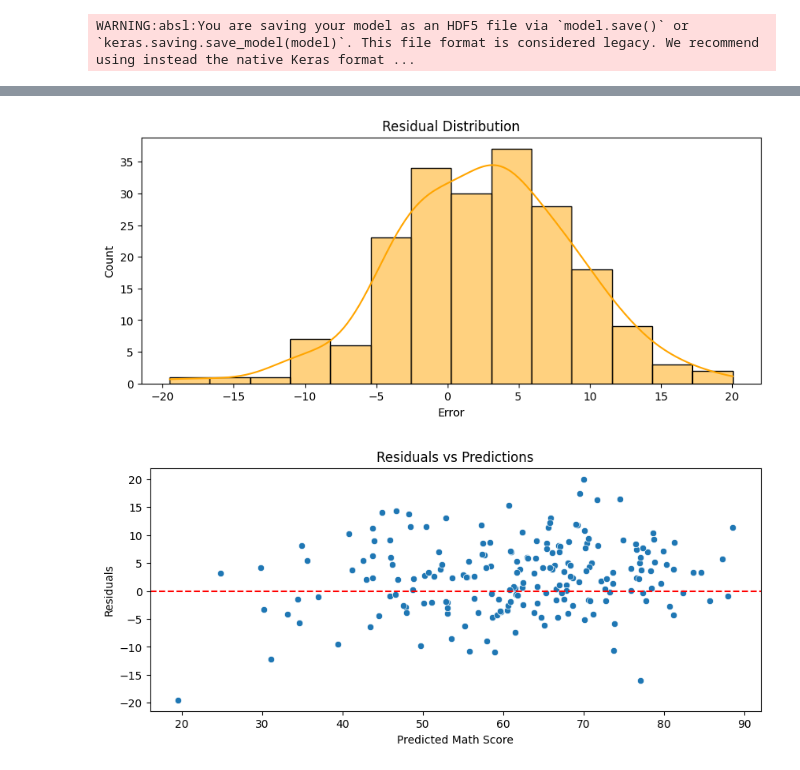
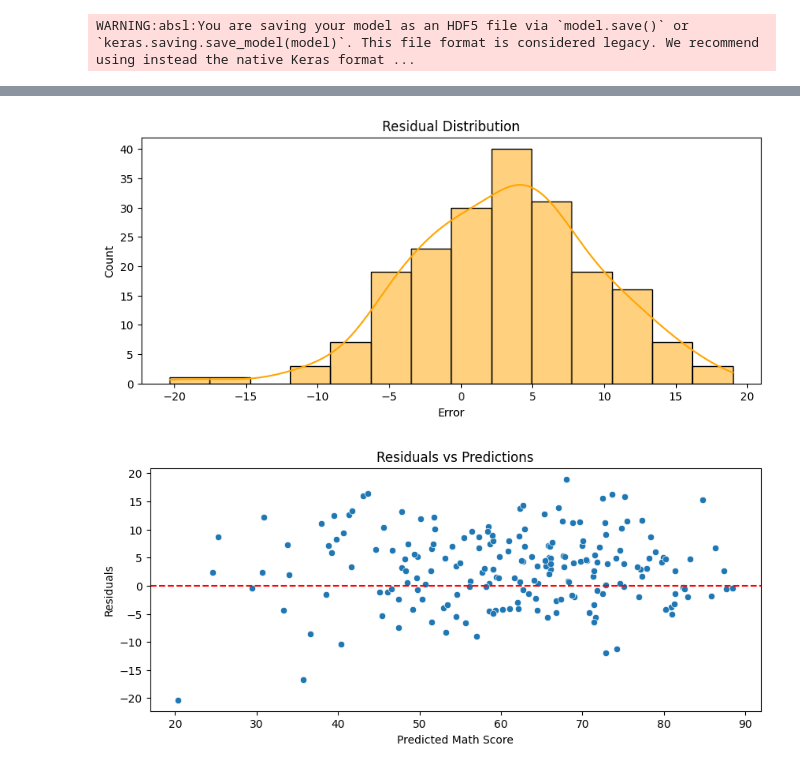
Before and after one commit to s178998/student-math-score-prediction-tf, a Jupyter notebook: Math_score_prediction_model.ipynb, the cells around one changed output, grey strips where cells are left out. Drawn from its saved outputs; the diff is of its cells as text; code cells hidden in the pictures.

Commit message:
Using 40 and 20 as my weights  to train the model

```diff
--- a/Math_score_prediction_model.ipynb
+++ b/Math_score_prediction_model.ipynb
@@ -12,12 +12,12 @@ import matplotlib.pyplot as plt
 import pandas as pd
 import seaborn as sns
 import joblib
-from sklearn.model_selection import train_test_split
+from sklearn.model_selection import train_test_split, GridSearchCV
 from tensorflow.keras.callbacks import EarlyStopping
 from sklearn.metrics import r2_score, mean_squared_error, mean_absolute_error, mean_squared_log_error, mean_poisson_deviance, mean_absolute_percentage_error, mean_pinball_loss
 from sklearn.preprocessing import OneHotEncoder, StandardScaler
 from sklearn.compose import ColumnTransformer
-
+from sklearn.linear_model import Ridge, Lasso
 # Reproducibility
 np.random.seed(0)
 tf.random.set_seed(0)
@@ -49,18 +49,22 @@ preprocessed = ColumnTransformer([
 
 x_processed = preprocessed.fit_transform(x)
 
-x_train, x_test, y_train, y_test = train_test_split(x_processed, y, test_size=0.2, random_state=42)
+x_train, x_test, y_train, y_test = train_test_split(x, y, test_size=0.2, random_state=42)
+
+# Scale the x train and x test
+x_train_processed = preprocessed.fit_transform(x_train)
+x_test_processed = preprocessed.transform(x_test)
 
 # Updated model with Dropout & BatchNorm
 model = tf.keras.Sequential([
-    tf.keras.layers.Input(shape=(x_train.shape[1],)),
+    tf.keras.layers.Input(shape=(x_train_processed.shape[1],)),
 
-    tf.keras.layers.Dense(82),
+    tf.keras.layers.Dense(40),
     tf.keras.layers.BatchNormalization(),
     tf.keras.layers.Activation('relu'),
     tf.keras.layers.Dropout(0.3),  # Dropout layer added
 
-    tf.keras.layers.Dense(35),
+    tf.keras.layers.Dense(20),
     tf.keras.layers.BatchNormalization(),
     tf.keras.layers.Activation('relu'),
     tf.keras.layers.Dropout(0.2),
@@ -68,17 +72,36 @@ model = tf.keras.Sequential([
     tf.keras.layers.Dense(1)
 ])
 
+ridge_model = Ridge(alpha=0.1)
+ridge_model.fit(x_train_processed, y_train)
+
+y_pred_ridge = ridge_model.predict(x_test_processed)
+
+lasso_model = Lasso(alpha=0.1)
+lasso_model.fit(x_train_processed, y_train)
+
+y_pred_lasso = lasso_model.predict(x_test_processed)
+
+
+# fine tuning with a regularization model GridsearchCV
+ridge = Ridge()
+
+params = {'alpha': [0.2, 0.25, 0.5, 0.3]}
+grid = GridSearchCV(ridge, params, scoring='neg_mean_squared_error')
+grid.fit(x_train_processed, y_train)
+y_pred_grid = model.predict(x_test_processed)
+
+# Early stopping for helping prevent overtraining and it stops early if the patience number is matched
+early_stopper = EarlyStopping(patience=15, restore_best_weights=True)
 model.compile(optimizer='adam', loss='mean_absolute_error')
 
-early_stopper = EarlyStopping(patience=10, restore_best_weights=True)
-
-history = model.fit(x_train, y_train, epochs=100, batch_size=32, verbose=2, callbacks=[early_stopper])
+history = model.fit(x_train_processed, y_train, epochs=100, batch_size=32, verbose=2, callbacks=[early_stopper])
 
 model.save("my_math_model.h5")
 
 
 # Predictions
-y_pred = model.predict(x_test).flatten()
+y_pred = model.predict(x_test_processed).flatten()
 
 # Metrics
 mse = mean_squared_error(y_test, y_pred)
@@ -89,10 +112,30 @@ mape = mean_absolute_percentage_error(y_test, y_pred)
 mpl = mean_pinball_loss(y_test, y_pred)
 r2 = r2_score(y_test, y_pred)
 
+#Displaying the results for the  tuning model
+print(f"Grid search Best alpha: {grid.best_params_}")
+print(f"Grid search Scorer: {grid.scorer_}")
+print(f'Grid search Best score: {grid.best_score_:.2f}')
+
+#Displaying the results for the Ridge tuning model
+print(f"Ridge best alpha: {ridge_model.alpha}")
+
+print(f"Lasso best alpha: {lasso_model.alpha}")
+
 print(f'MSE: {mse:.2f}, MAE: {mae:.2f}, MSLE: {msle:.2f}, Poisson Deviance: {mpd:.2f}')
 print(f'MAPE: {mape:.2f}, Pinball Loss: {mpl:.2f}, R2 Score: {r2:.2f}')
 
-print
+feature_name = preprocessed.get_feature_names_out()
+
+if len(feature_name) > 0:
+  if hasattr(ridge_model, 'coef_'):
+    ridge_coeffecients = pd.Series(data=ridge_model.coef_, index=feature_name)
+  elif hasattr(lasso_model, 'coef_'):
+    lasso_coeffecients = pd.Series(data=ridge_model.coef_, index=feature_name)
+
+print(f"Ridge Coeffecients: {ridge_coeffecients}")
+print(f"Lasso Coeffecients: {ridge_coeffecients}")
+
 
 # Residual Plots
 residuals = y_test - y_pred
@@ -154,2 +211,2 @@ MAPE: 439235534389248.00, Pinball Loss: 2.70, R2 Score: 0.81
-[figure, old version]
+[figure, new version]
-[figure, old version]
+[figure, new version]
```
Also changed, not shown: parts of 1 cell of this notebook.
